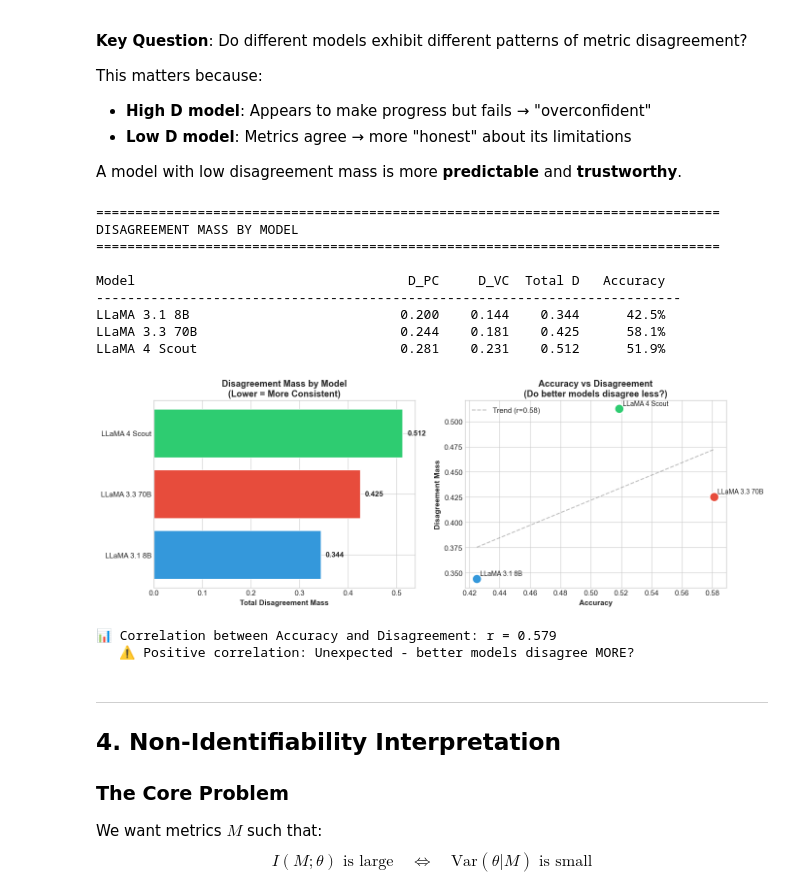
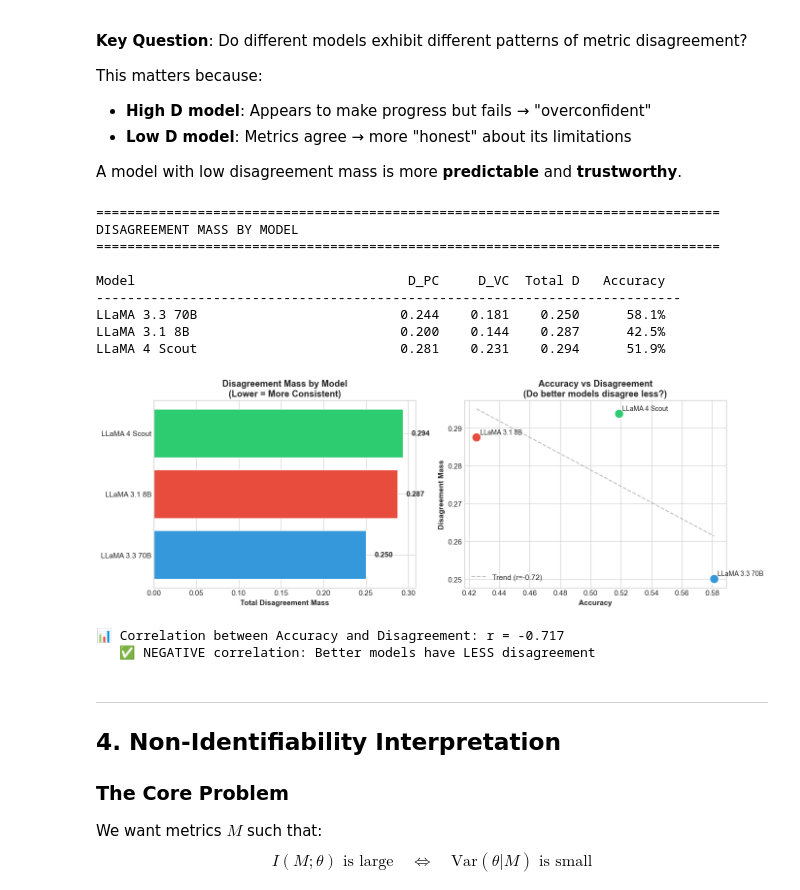
Before and after one commit to hanara2112/sed-reasoning, a Jupyter notebook: notebooks/disagreement_mass.ipynb, the cells around one changed output. Saved outputs shown, nothing was run; the diff lists cells and outputs as text; code cells hidden in the pictures.

```diff
--- a/notebooks/disagreement_mass.ipynb
+++ b/notebooks/disagreement_mass.ipynb
@@ -422,20 +416,26 @@ disagreement_by_model = {}
 for model in models:
     subset = [d for d in data if d['model'] == model]
 
-    D_PC, _, _ = compute_disagreement_mass(subset, 'progress_score', 0.5, 'binary_accuracy', 0.5)
-    D_VP, _, _ = compute_disagreement_mass(subset, 'valid_steps_ratio', 0.8, 'progress_score', 0.3)
-    D_VC, _, total = compute_disagreement_mass(subset, 'valid_steps_ratio', 0.8, 'binary_accuracy', 0.5)
+    D_PC_m, _, total_m = compute_disagreement_mass(subset, 'progress_score', 0.5, 'is_correct', 0.5, '>', '<')
+    D_VP_m, _, _ = compute_disagreement_mass(subset, 'valid_steps_ratio', 0.8, 'progress_score', 0.3, '>', '<')
+    D_VC_m, _, _ = compute_disagreement_mass(subset, 'valid_steps_ratio', 0.8, 'is_correct', 0.5, '>', '<')
+
+    D_any_m, _, _ = compute_union_rate(subset, lambda d: any(disagreement_events(d)))
+    D_corr_m, _, _ = compute_union_rate(subset, lambda d: any(disagreement_events(d)[:1] + disagreement_events(d)[2:]))
 
     # Also compute accuracy for comparison
     accuracy = sum(1 for d in subset if d['is_correct']) / len(subset) if subset else 0
 
     disagreement_by_model[model] = {
-        'D_PC': D_PC,
-        'D_VP': D_VP,
-        'D_VC': D_VC,
-        'total_D': D_PC + D_VC,
+        'D_PC': D_PC_m,
+        'D_VP': D_VP_m,
+        'D_VC': D_VC_m,
+        'D_corr': D_corr_m,
+        'D_any': D_any_m,
+        # Keep legacy key for downstream code, but make it union-based
+        'total_D': D_corr_m,
         'accuracy': accuracy,
-        'n_samples': total
+        'n_samples': total_m,
     }
 
 print("="*80)
@@ -483,39 +483,39 @@ for i, (model, d) in enumerate(sorted_models):
 
 # Add trend line
 z = np.polyfit(accuracy_vals, total_d_vals, 1)
 p = np.poly1d(z)
 x_line = np.linspace(min(accuracy_vals), max(accuracy_vals), 100)
 ax2.plot(x_line, p(x_line), '--', color='gray', alpha=0.5, label=f'Trend (r={np.corrcoef(accuracy_vals, total_d_vals)[0,1]:.2f})')
 
 ax2.set_xlabel('Accuracy', fontweight='bold')
 ax2.set_ylabel('Disagreement Mass', fontweight='bold')
 ax2.set_title('Accuracy vs Disagreement\n(Do better models disagree less?)', fontweight='bold')
 ax2.legend()
 
 plt.tight_layout()
 plt.savefig('../results/disagreement_by_model.png', dpi=150, bbox_inches='tight', facecolor='white')
 plt.show()
 
 # Correlation analysis
 corr = np.corrcoef(accuracy_vals, total_d_vals)[0, 1]
 print(f"\n📊 Correlation between Accuracy and Disagreement: r = {corr:.3f}")
 if corr < 0:
     print("   ✅ NEGATIVE correlation: Better models have LESS disagreement")
 else:
     print("   ⚠️ Positive correlation: Unexpected - better models disagree MORE?")
 # %% [output]
 ================================================================================
 DISAGREEMENT MASS BY MODEL
 ================================================================================
 
 Model                                   D_PC     D_VC  Total D   Accuracy
 ---------------------------------------------------------------------------
-LLaMA 3.1 8B                           0.200    0.144    0.344      42.5%
-LLaMA 3.3 70B                          0.244    0.181    0.425      58.1%
-LLaMA 4 Scout                          0.281    0.231    0.512      51.9%
+LLaMA 3.3 70B                          0.244    0.181    0.250      58.1%
+LLaMA 3.1 8B                           0.200    0.144    0.287      42.5%
+LLaMA 4 Scout                          0.281    0.231    0.294      51.9%
-[figure, old version]
+[figure, new version]
-📊 Correlation between Accuracy and Disagreement: r = 0.579
-   ⚠️ Positive correlation: Unexpected - better models disagree MORE?
+📊 Correlation between Accuracy and Disagreement: r = -0.717
+   ✅ NEGATIVE correlation: Better models have LESS disagreement
 # %% [markdown]
 ---
 ## 4. Non-Identifiability Interpretation
```
Also changed, not shown: parts of 8 cells of this notebook, 11 other files.
